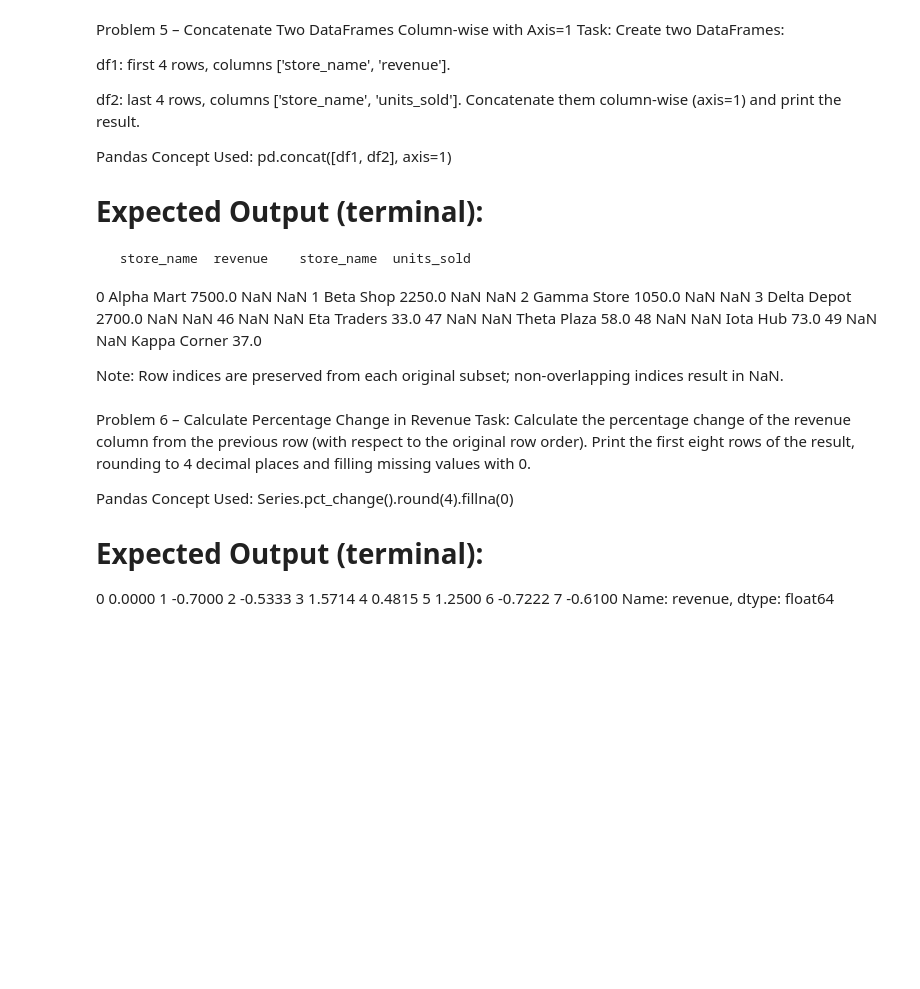
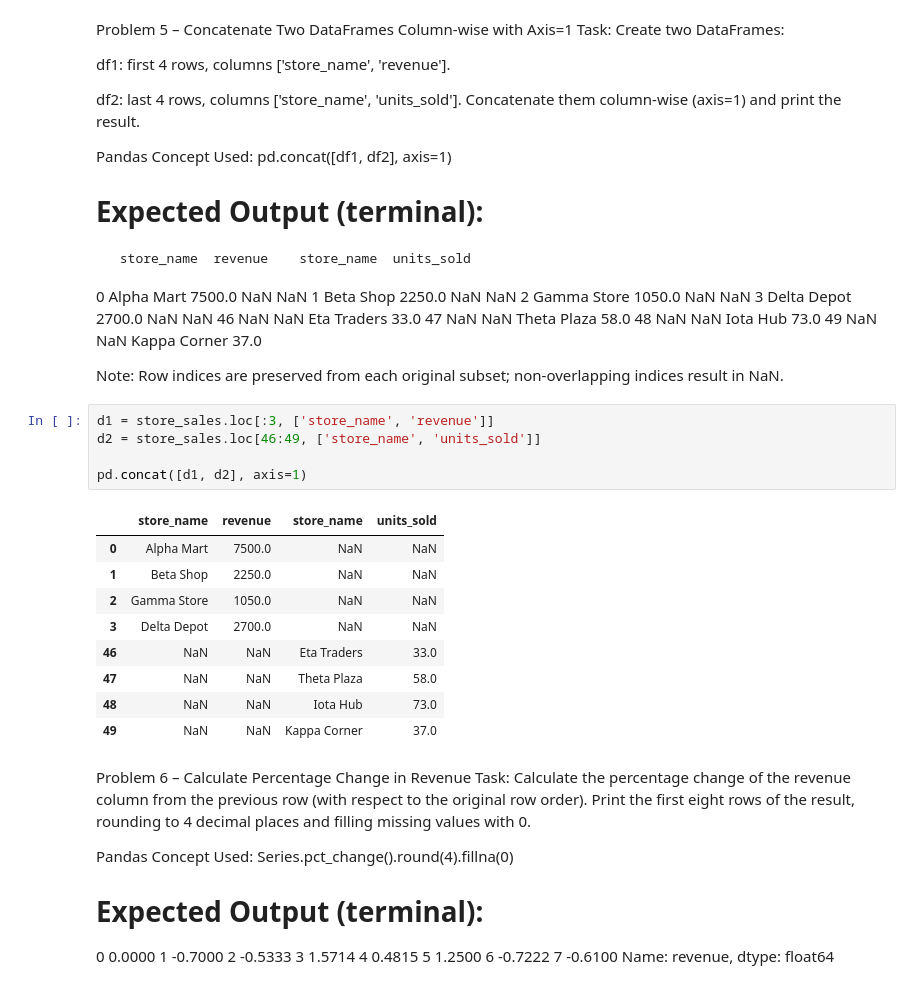
Before and after one commit to JerickJualo/Pandas---Problem-Solving---DeepSeek, a Jupyter notebook: Problem Solving/Data Handling Notebooks/Data Handling - Intermediate.ipynb, the cells around one changed output. Drawn from its saved outputs; the diff is of its cells as text; blank space fills up the shorter version.

```diff
--- a/Problem Solving/Data Handling Notebooks/Data Handling - Intermediate.ipynb
+++ b/Problem Solving/Data Handling Notebooks/Data Handling - Intermediate.ipynb
@@ -90,6 +131,21 @@ pd.concat([df1, df2], axis=1)
 49          NaN      NaN  Kappa Corner       37.0
 
 Note: Row indices are preserved from each original subset; non‑overlapping indices result in NaN.
+# %%
+d1 = store_sales.loc[:3, ['store_name', 'revenue']]
+d2 = store_sales.loc[46:49, ['store_name', 'units_sold']]
+
+pd.concat([d1, d2], axis=1)
+# %% [output]
+|  | store_name | revenue | store_name | units_sold |
+| 0 | Alpha Mart | 7500.0 | NaN | NaN |
+| 1 | Beta Shop | 2250.0 | NaN | NaN |
+| 2 | Gamma Store | 1050.0 | NaN | NaN |
+| 3 | Delta Depot | 2700.0 | NaN | NaN |
+| 46 | NaN | NaN | Eta Traders | 33.0 |
+| 47 | NaN | NaN | Theta Plaza | 58.0 |
+| 48 | NaN | NaN | Iota Hub | 73.0 |
+| 49 | NaN | NaN | Kappa Corner | 37.0 |
 # %% [markdown]
 Problem 6 – Calculate Percentage Change in Revenue
 Task:
```
Also changed, not shown: parts of 20 cells of this notebook.
